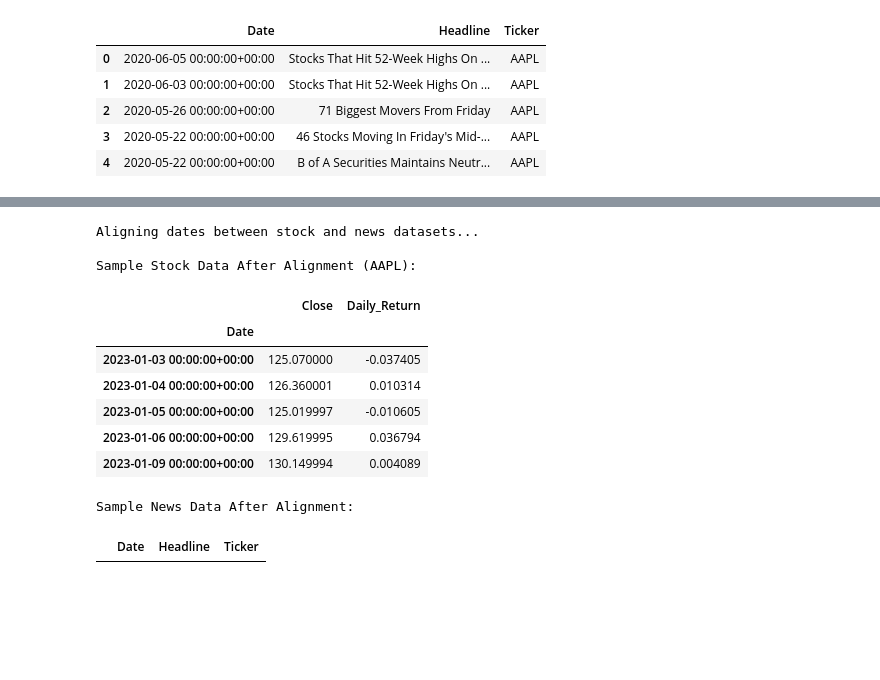
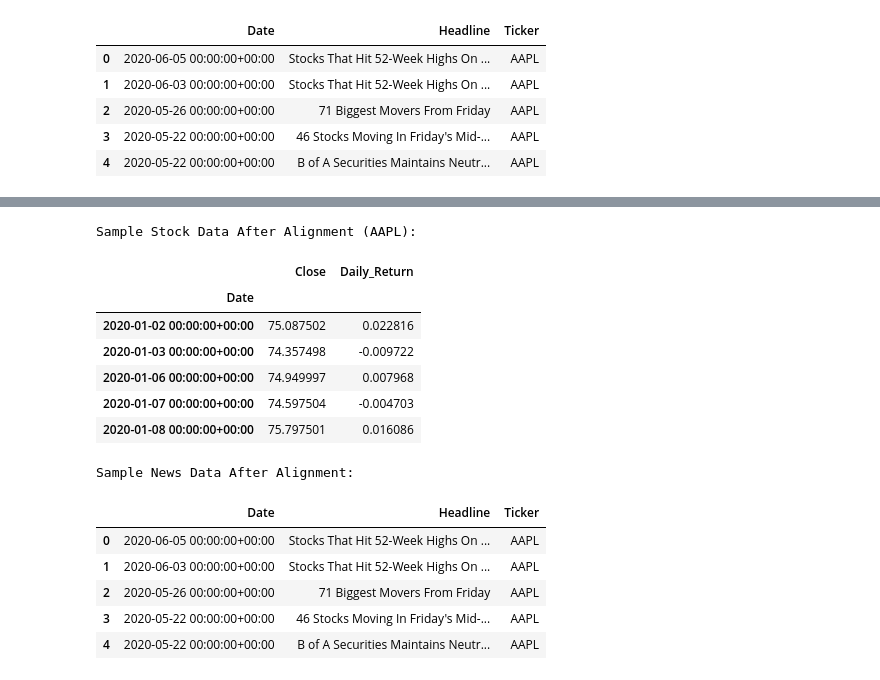
Before and after one commit to sami4Teferi/news-sentiment-stock-movement-analysis, a Jupyter notebook: notebooks/Correlation.ipynb, the cells around one changed output, grey strips where cells are left out. Saved outputs shown, nothing was run; the diff lists cells and outputs as text; code cells hidden in the pictures; blank space fills up the shorter version.

```diff
--- a/notebooks/Correlation.ipynb
+++ b/notebooks/Correlation.ipynb
@@ -157,27 +180,27 @@ Columns in news data: ['Unnamed: 0', 'headline', 'url', 'publisher', 'date', 'st
 # %%
-## Align Dates
+stock_dfs, news_df = align_dates(stock_dfs, news_df, start_date='2020-01-01', end_date='2020-06-11')
 
-print("\nAligning dates between stock and news datasets...")
-stock_dfs, news_df = align_dates(stock_dfs, news_df, start_date='2023-01-01', end_date='2024-12-31')
-
-# Verify alignment
 print("\nSample Stock Data After Alignment (AAPL):")
 display(stock_dfs['AAPL'][['Close', 'Daily_Return']].head())
+
 print("\nSample News Data After Alignment:")
 display(news_df[['Date', 'Headline', 'Ticker']].head())
 # %% [output]
-Aligning dates between stock and news datasets...
-
 Sample Stock Data After Alignment (AAPL):
 |  | Close | Daily_Return |
 | Date |  |  |
-| 2023-01-03 00:00:00+00:00 | 125.070000 | -0.037405 |
-| 2023-01-04 00:00:00+00:00 | 126.360001 | 0.010314 |
-| 2023-01-05 00:00:00+00:00 | 125.019997 | -0.010605 |
-| 2023-01-06 00:00:00+00:00 | 129.619995 | 0.036794 |
-| 2023-01-09 00:00:00+00:00 | 130.149994 | 0.004089 |
+| 2020-01-02 00:00:00+00:00 | 75.087502 | 0.022816 |
+| 2020-01-03 00:00:00+00:00 | 74.357498 | -0.009722 |
+| 2020-01-06 00:00:00+00:00 | 74.949997 | 0.007968 |
+| 2020-01-07 00:00:00+00:00 | 74.597504 | -0.004703 |
+| 2020-01-08 00:00:00+00:00 | 75.797501 | 0.016086 |
 Sample News Data After Alignment:
 |  | Date | Headline | Ticker |
+| 0 | 2020-06-05 00:00:00+00:00 | Stocks That Hit 52-Week Highs On ... | AAPL |
+| 1 | 2020-06-03 00:00:00+00:00 | Stocks That Hit 52-Week Highs On ... | AAPL |
+| 2 | 2020-05-26 00:00:00+00:00 | 71 Biggest Movers From Friday | AAPL |
+| 3 | 2020-05-22 00:00:00+00:00 | 46 Stocks Moving In Friday's Mid-... | AAPL |
+| 4 | 2020-05-22 00:00:00+00:00 | B of A Securities Maintains Neutr... | AAPL |
 # %%
 ## Perform Sentiment Analysis
 
```
Also changed, not shown: parts of 5 cells of this notebook, 1 other file.
